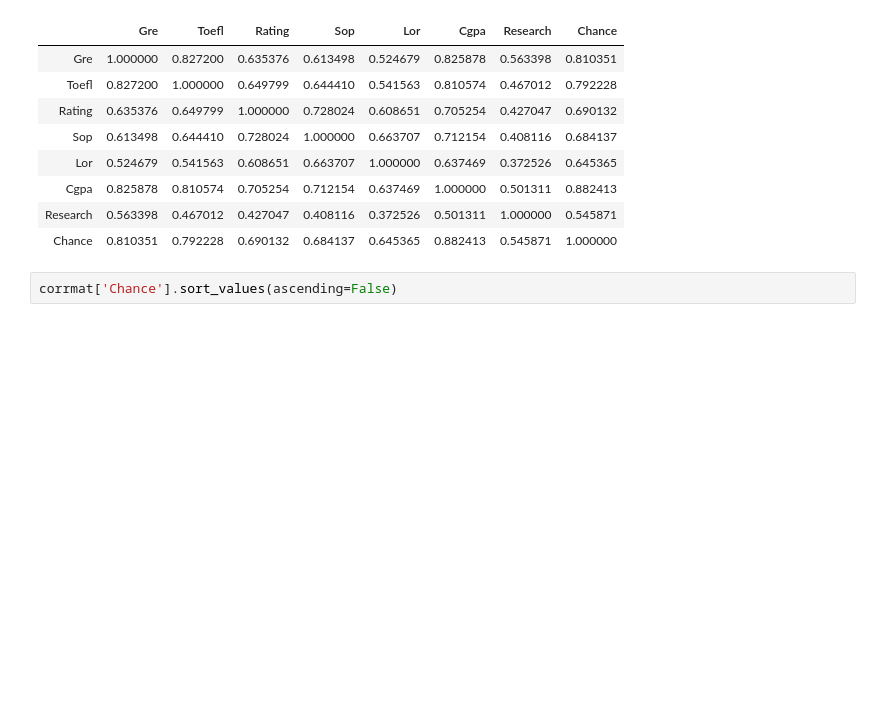
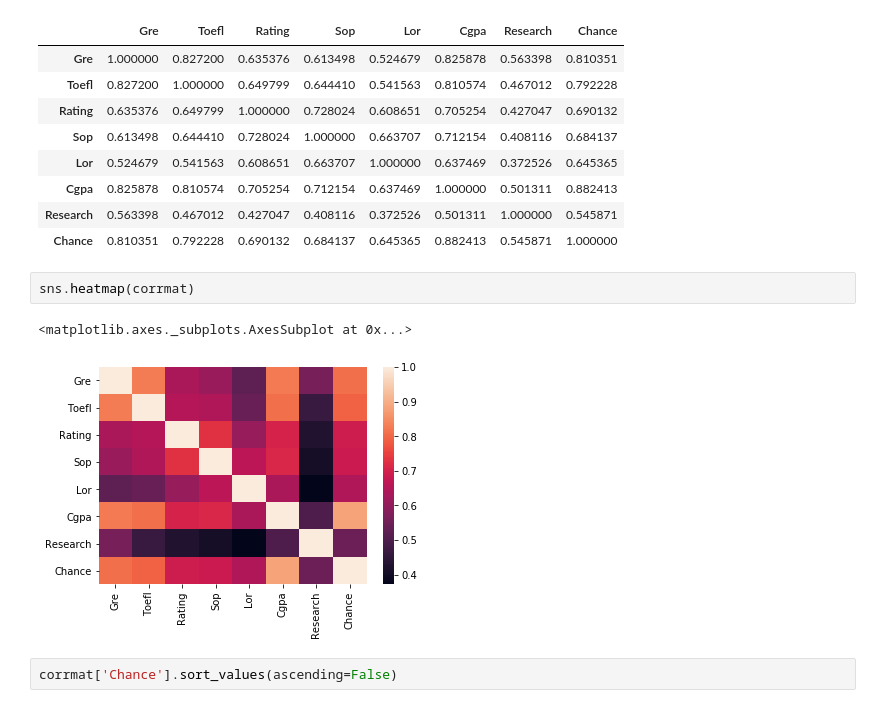
Before and after one commit to srikanthpragada/DS_06_APR_2020, a Jupyter notebook: admission/admission.ipynb, the cells around one changed output. Cells and saved outputs as stored; diff of their text form; blank space fills up the shorter version.

```diff
--- a/admission/admission.ipynb
+++ b/admission/admission.ipynb
@@ -151,6 +160,11 @@ corrmat
 | Cgpa | 0.825878 | 0.810574 | 0.705254 | 0.712154 | 0.637469 | 1.000000 | 0.501311 | 0.882413 |
 | Research | 0.563398 | 0.467012 | 0.427047 | 0.408116 | 0.372526 | 0.501311 | 1.000000 | 0.545871 |
 | Chance | 0.810351 | 0.792228 | 0.690132 | 0.684137 | 0.645365 | 0.882413 | 0.545871 | 1.000000 |
+# %%
+sns.heatmap(corrmat)
+# %% [output]
+<matplotlib.axes._subplots.AxesSubplot at 0x...>
+[figure, added]
 # %%
 corrmat['Chance'].sort_values(ascending=False)
 # %% [output]
```
Also changed, not shown: parts of 14 cells of this notebook.
